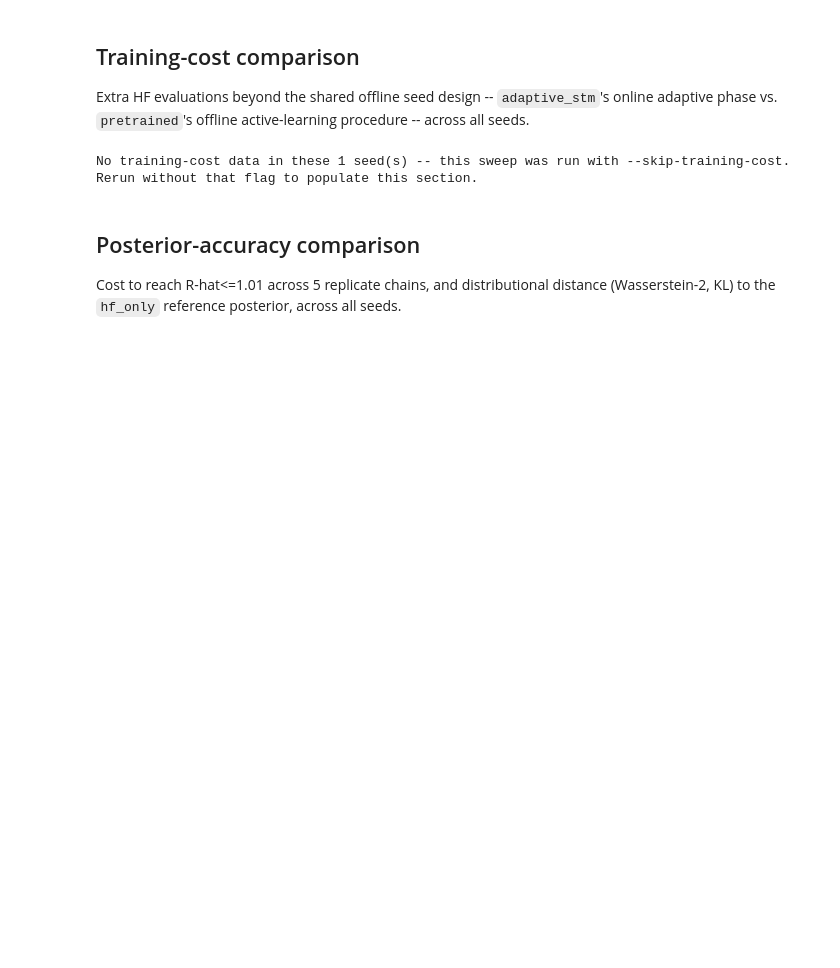
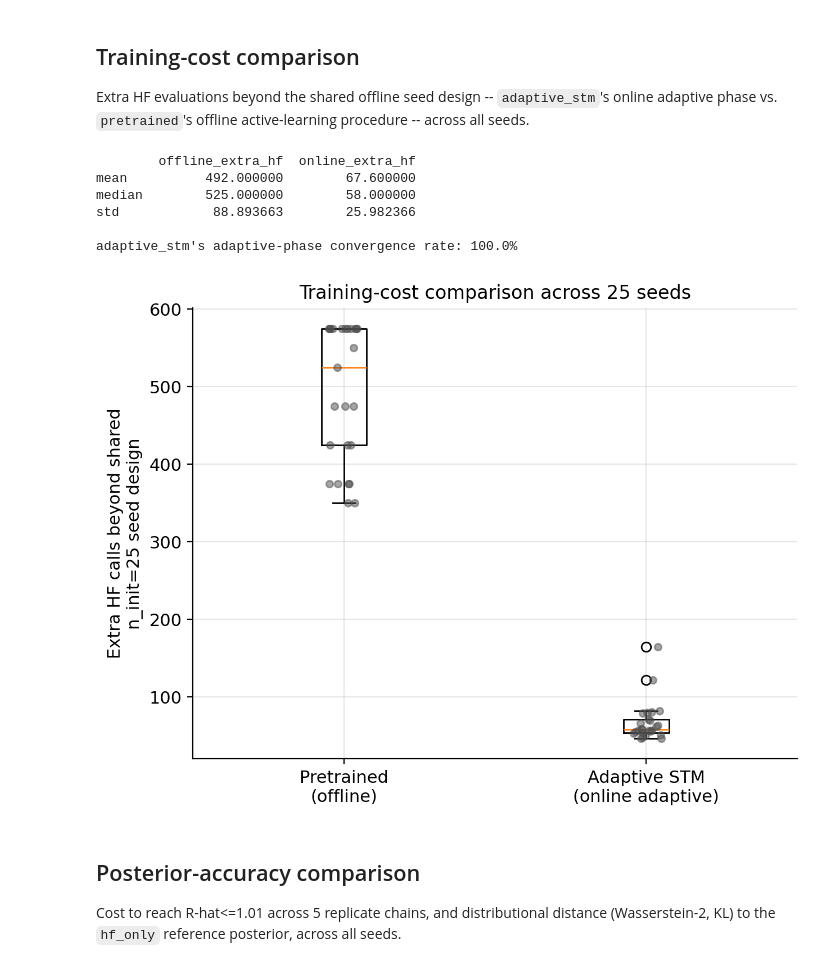
Before and after one commit to filippozacchei/MFDA_ActiveLearning, a Jupyter notebook: examples/toy_problem/msd_benchmark.ipynb, the cells around one changed output. Drawn from its saved outputs; the diff is of its cells as text; code cells hidden in the pictures; blank space fills up the shorter version.

```diff
--- a/examples/toy_problem/msd_benchmark.ipynb
+++ b/examples/toy_problem/msd_benchmark.ipynb
@@ -149,33 +223,40 @@ seeds.
 # %%
 tc_rows = [r for r in sweep_rows if r["training_cost"] is not None]
 if not tc_rows:
     print(
         f"No training-cost data in these {len(sweep_rows)} seed(s) -- this sweep was run with "
         "--skip-training-cost. Rerun without that flag to populate this section."
     )
 else:
     if len(tc_rows) < len(sweep_rows):
         print(f"Note: only {len(tc_rows)}/{len(sweep_rows)} seed(s) have training-cost data; the rest were "
               "presumably run with --skip-training-cost and are excluded below.")
 
     tc_df = pd.DataFrame([
         {
             "seed": r["seed"],
             "offline_extra_hf": r["training_cost"]["offline"]["n_hf_extra"],
             "online_extra_hf": r["training_cost"]["online"]["n_hf_extra"],
             "online_converged": r["training_cost"]["online"]["converged"],
         }
         for r in tc_rows
     ])
     print(tc_df[["offline_extra_hf", "online_extra_hf"]].agg(["mean", "median", "std"]))
     print(f"\nadaptive_stm's adaptive-phase convergence rate: {tc_df['online_converged'].mean():.1%}")
 
     fig = plot_training_cost_boxplot(
         tc_df["offline_extra_hf"].to_numpy(), tc_df["online_extra_hf"].to_numpy(), n_init=tc_rows[0]["n_init"]
     )
     fig.savefig(FIGURES_DIR / "training_cost_sweep.png", bbox_inches="tight")
+    display(Image(filename=str(FIGURES_DIR / f"training_cost_sweep.png")))
 # %% [output]
-No training-cost data in these 1 seed(s) -- this sweep was run with --skip-training-cost. Rerun without that flag to populate this section.
+        offline_extra_hf  online_extra_hf
+mean          492.000000        67.600000
+median        525.000000        58.000000
+std            88.893663        25.982366
+
+adaptive_stm's adaptive-phase convergence rate: 100.0%
+[figure, added]
 # %% [markdown]
 ## Posterior-accuracy comparison
 
```
Also changed, not shown: parts of 8 cells of this notebook, 18 other files.
